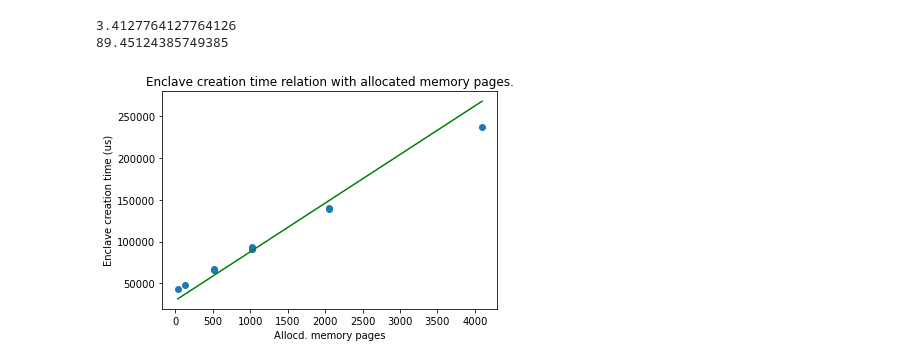
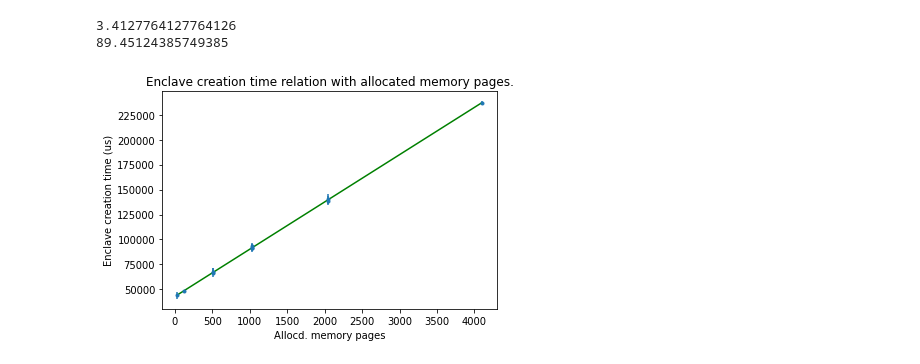
Before and after one commit to AndradeL/pfg-2021, a Jupyter notebook: data/results.ipynb, the cells around one changed output. Saved outputs shown, nothing was run; the diff lists cells and outputs as text; code cells hidden in the pictures.

```diff
--- a/data/results.ipynb
+++ b/data/results.ipynb
@@ -183,26 +203,24 @@ collect_data(create_enclave_times, enclave_exec_times, total_enc_times, normal_t
 3.4127764127764126
 89.45124385749385
 # %%
-# em ordem alfabética do diretório:
-# zfwi, zMeikonal, zMhelicon, zMkirmod, zMlinear(not included), zMmf, zMmig2, zMpwd, zMricker1, zMsigmoid, zMslice, zMsnr2, zMunif2
-# no. de páginas alocadas para cada app
-
-enc_mem = [10240, 81920, 1024, 2048, 1024, 4096, 2048, 128, 512, 1024, 512, 32]
+# enc_mem = [10240, 81920, 1024, 2048, 1024, 4096, 2048, 128, 512, 1024, 512, 32]
 
 fig = plt.figure()
 # plt.boxplot(create_times[2:], positions=enc_mem[2:]) # boxplot didn't look very well
 times = [np.mean(ts) for ts in create_times]
-plt.scatter(enc_mem[2:], times[2:])
+y_err = [np.std(ts) * 2 for ts in create_times]
+# plt.scatter(enc_mem[2:], times[2:])
+plt.errorbar(enc_mem[2:], times[2:], yerr=y_err[2:], fmt='.')
 plt.xlabel("Allocd. memory pages")
 plt.ylabel("Enclave creation time (us)")
 plt.title("Enclave creation time relation with allocated memory pages.")
 
 # add regressão linear dos dados, o primeiro é descartado por estar muito fora
-lin_model = np.polyfit(enc_mem[1:], times[1:], 1)
+lin_model = np.polyfit(enc_mem[2:], times[2:], 1)
 lin_fn = np.poly1d(lin_model)
 x_s = [32, np.max(enc_mem[2:])]
 plt.plot(x_s, lin_fn(x_s), color="green")
 
 plt.show()
 # %% [output]
-[figure, old version]
+[figure, new version]
```
Also changed, not shown: parts of 16 cells of this notebook.
